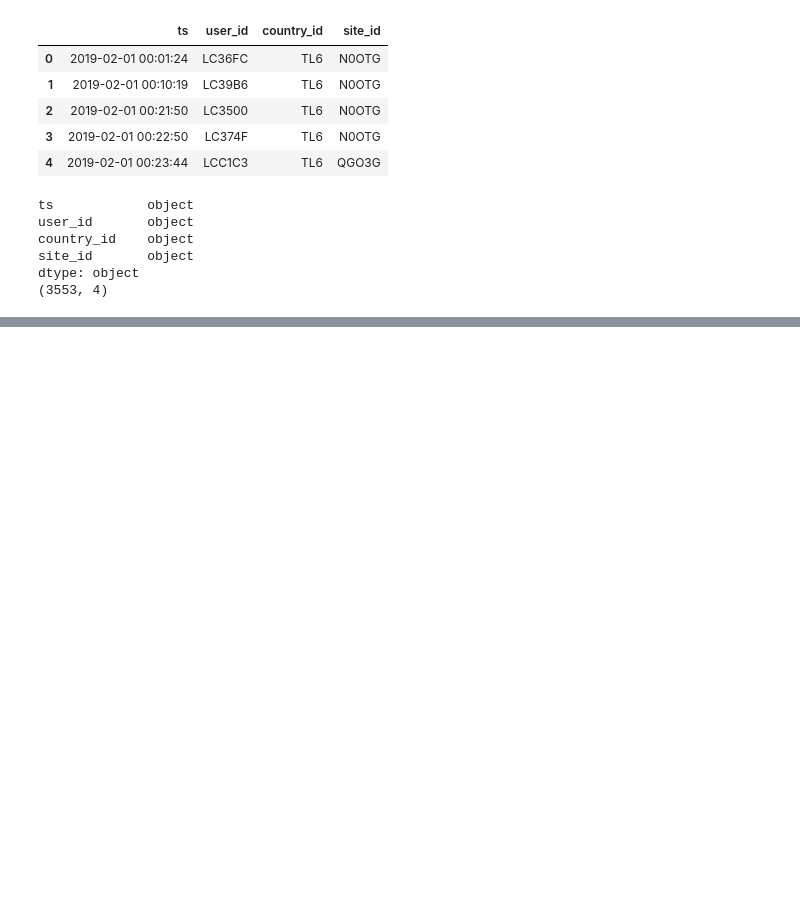
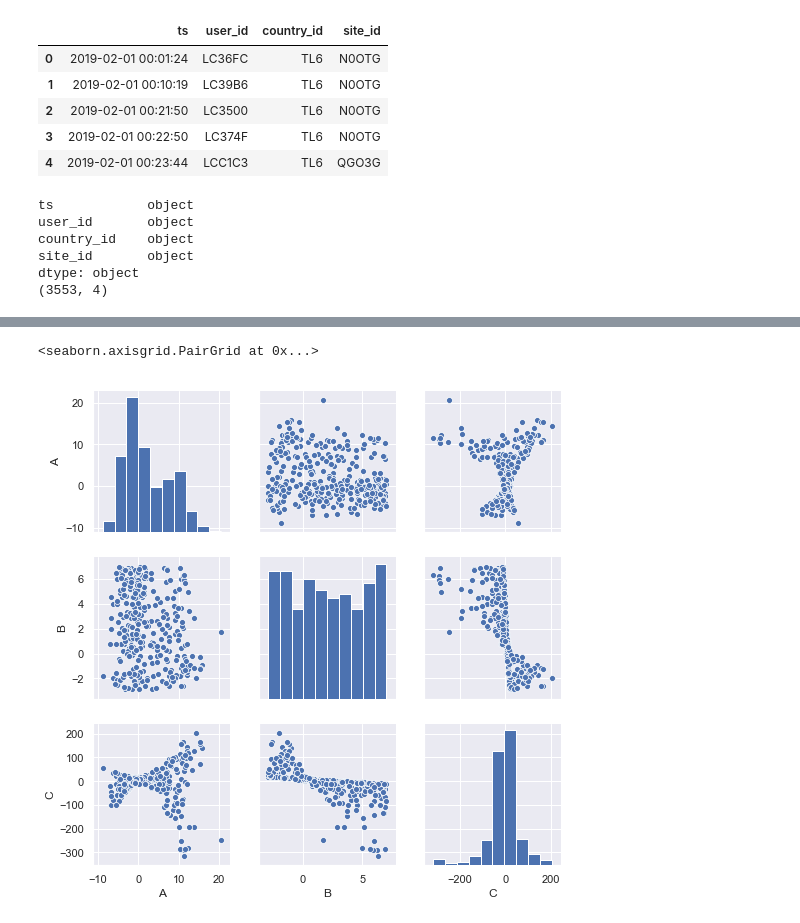
Before and after one commit to jeremyrchow/Anonymous_DataScientist_Takehome, a Jupyter notebook: Analysis_notebook.ipynb, the cells around one changed output, grey strips where cells are left out. Cells and saved outputs as stored; diff of their text form; code cells hidden in the pictures; blank space fills up the shorter version.

```diff
--- a/Analysis_notebook.ipynb
+++ b/Analysis_notebook.ipynb
@@ -36,0 +151,16 @@ df['ts'] = pd.to_datetime(df.ts)
+# %%
+def remove_outliers(df,column_name,number_of_std=3):
+    '''Drop outliers from the dataframe, defaulting the definition of an outlier as
+    3 standard deviations above or below the mean
+
+    Inputs:
+    df = pandas.DataFrame()
+    column_name = string
+    number_of_std = int, number of standard deviations away from mean to consider as an outlier
+
+    Output:
+    DataFrame
+    '''
+    upper_range=df[column_name].mean() + number_of_std*df[column_name].std()
+    lower_range=df[column_name].mean() - number_of_std*df[column_name].std()
+    return df[(df[column_name] > lower_range) & (df[column_name] < upper_range)]
@@ -36,0 +171,5 @@ df['ts'] = pd.to_datetime(df.ts)
+# %%
+sns.pairplot(remove_outliers(df,'C'))
+# %% [output]
+<seaborn.axisgrid.PairGrid at 0x...>
+[figure, added]
```
Also changed, not shown: parts of 40 cells of this notebook.
